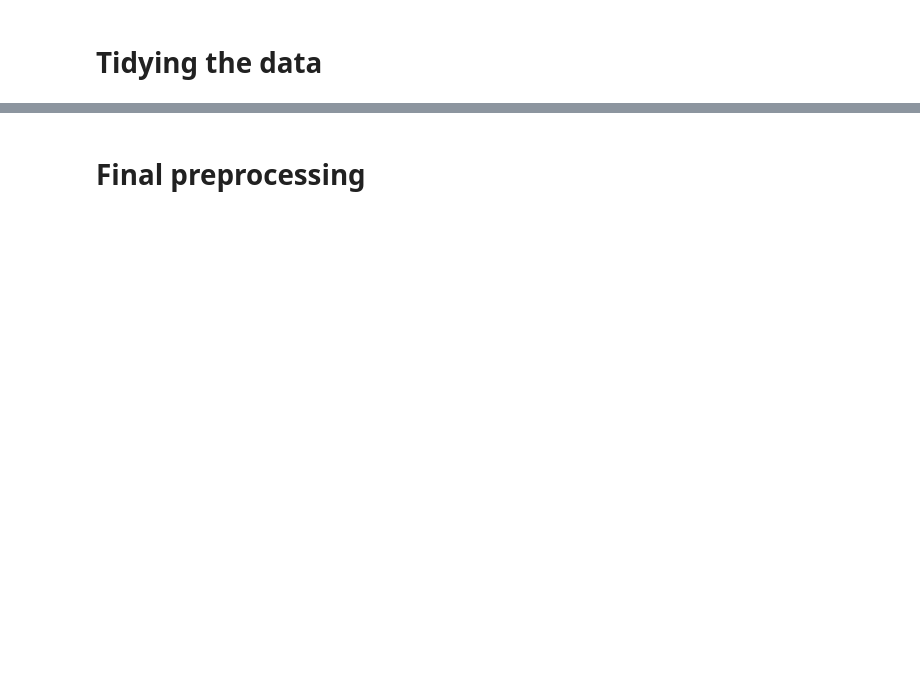
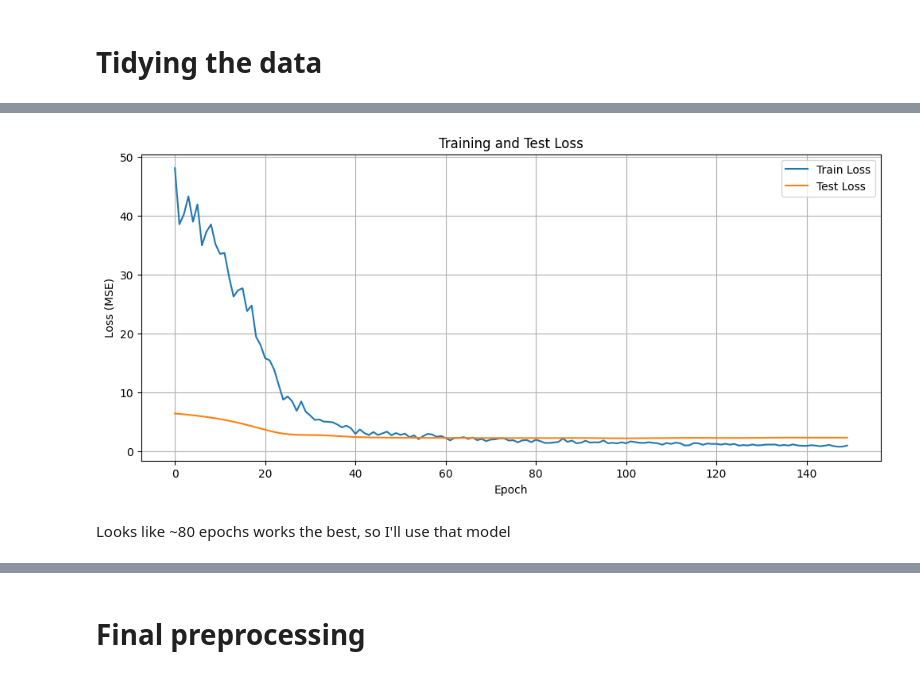
Before and after one commit to AsmitC/Spotify_Song_Recommender, a Jupyter notebook: recommender.ipynb, the cells around one changed output, grey strips where cells are left out. Cells and saved outputs as stored; diff of their text form; code cells hidden in the pictures; blank space fills up the shorter version.

```diff
--- a/recommender.ipynb
+++ b/recommender.ipynb
@@ -123,0 +123,4 @@ playlists.head()
+# %%
+filtered_tracks["explicit"] = filtered_tracks["explicit"].astype(int)
+filtered_playlists["explicit"] = filtered_playlists["explicit"].astype(int)
+filtered_recs["explicit"] = filtered_recs["explicit"].astype(int)
@@ -123,0 +129,4 @@ playlists.head()
+# %%
+filtered_tracks = filtered_tracks.drop(columns = ["id"])
+filtered_playlists = filtered_playlists.drop(columns = ["id"])
+filtered_recs = filtered_recs.drop(columns = ["id"])
@@ -123,0 +178,6 @@ playlists.head()
+# %%
+from sklearn.model_selection import train_test_split
+
+# Split into training and test sets
+X, y = scaled_tracks.drop(columns = ["rating"]), scaled_tracks["rating"]
+X_train, X_test, y_train, y_test = train_test_split(X, y, test_size = 0.25)
@@ -123,0 +305,16 @@ playlists.head()
+# %%
+from torch.utils.data import TensorDataset, DataLoader
+
+# Convert data to PyTorch tensors
+X_train_tensor = torch.tensor(X_train.values, dtype=torch.float32)
+y_train_tensor = torch.tensor(y_train.values, dtype=torch.float32)
+X_test_tensor = torch.tensor(X_test.values, dtype=torch.float32)
+y_test_tensor = torch.tensor(y_test.values, dtype=torch.float32)
+
+# Create datasets
+train_dataset = TensorDataset(X_train_tensor, y_train_tensor)
+test_dataset = TensorDataset(X_test_tensor, y_test_tensor)
+
+# Create data loaders
+train_loader = DataLoader(dataset = train_dataset, batch_size = 32, shuffle = True)
+test_loader = DataLoader(dataset = test_dataset, batch_size = 32)
@@ -123,0 +387,17 @@ playlists.head()
+# %%
+import matplotlib.pyplot as plt
+
+# Plot training and test loss side by side
+plt.figure(figsize=(12, 5))
+plt.plot(train_losses, label = 'Train Loss')
+plt.plot(test_losses, label = 'Test Loss')
+plt.xlabel('Epoch')
+plt.ylabel('Loss (MSE)')
+plt.title('Training and Test Loss')
+plt.legend()
+plt.grid()
+plt.show()
+# %% [output]
+[figure, added]
+# %% [markdown]
+Looks like ~80 epochs works the best, so I'll use that model
```
Also changed, not shown: parts of 94 cells of this notebook, 2 other files.
